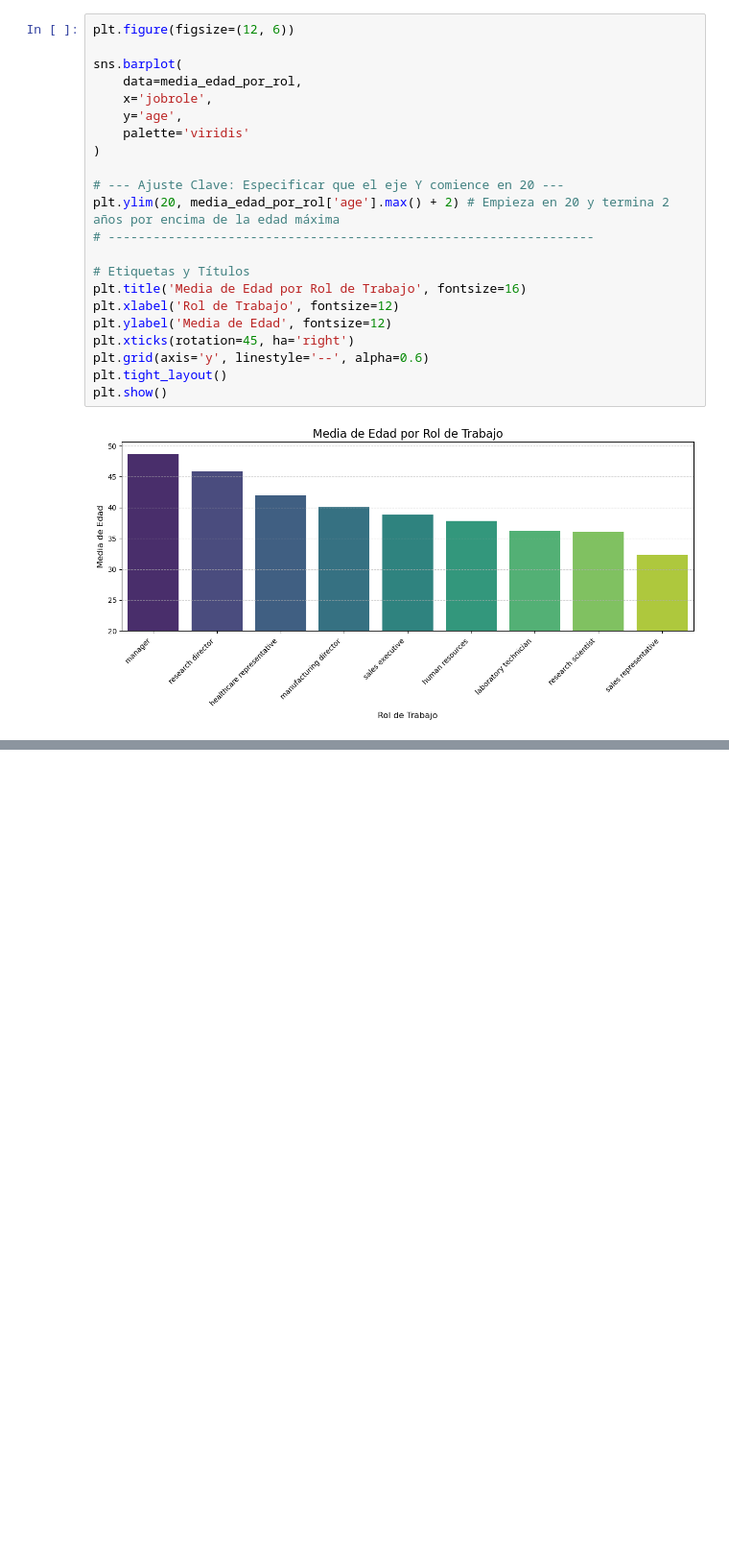
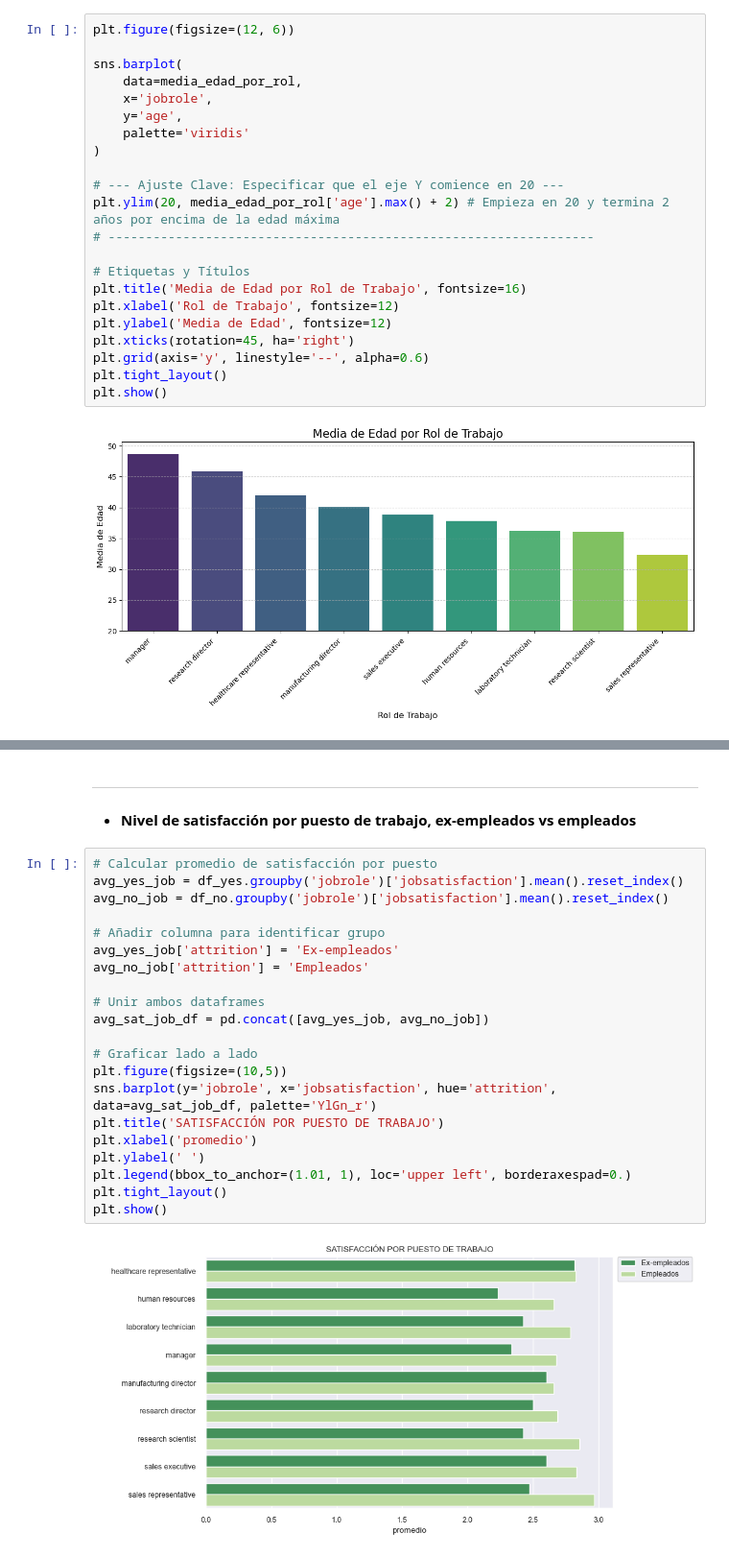
Before and after one commit to NIEVESPA/project-da-promo-60-modulo-3-team-3, a Jupyter notebook: FINAL/Fase_3_analisis_descriptivo.ipynb, the cells around one changed output, grey strips where cells are left out. Shown at 96% size. Saved outputs shown, nothing was run; the diff lists cells and outputs as text; blank space fills up the shorter version.

```diff
--- a/FINAL/Fase_3_analisis_descriptivo.ipynb
+++ b/FINAL/Fase_3_analisis_descriptivo.ipynb
@@ -534,0 +701,27 @@ plt.show()
+# %% [markdown]
+***
+# %% [markdown]
+- **Nivel de satisfacción por puesto de trabajo, ex-empleados vs empleados**
+# %%
+# Calcular promedio de satisfacción por puesto
+avg_yes_job = df_yes.groupby('jobrole')['jobsatisfaction'].mean().reset_index()
+avg_no_job = df_no.groupby('jobrole')['jobsatisfaction'].mean().reset_index()
+
+# Añadir columna para identificar grupo
+avg_yes_job['attrition'] = 'Ex-empleados'
+avg_no_job['attrition'] = 'Empleados'
+
+# Unir ambos dataframes
+avg_sat_job_df = pd.concat([avg_yes_job, avg_no_job])
+
+# Graficar lado a lado
+plt.figure(figsize=(10,5))
+sns.barplot(y='jobrole', x='jobsatisfaction', hue='attrition', data=avg_sat_job_df, palette='YlGn_r')
+plt.title('SATISFACCIÓN POR PUESTO DE TRABAJO')
+plt.xlabel('promedio')
+plt.ylabel(' ')
+plt.legend(bbox_to_anchor=(1.01, 1), loc='upper left', borderaxespad=0.)
+plt.tight_layout()
+plt.show()
+# %% [output]
+[figure, added]
```
Also changed, not shown: parts of 40 cells of this notebook, 1 other file.
